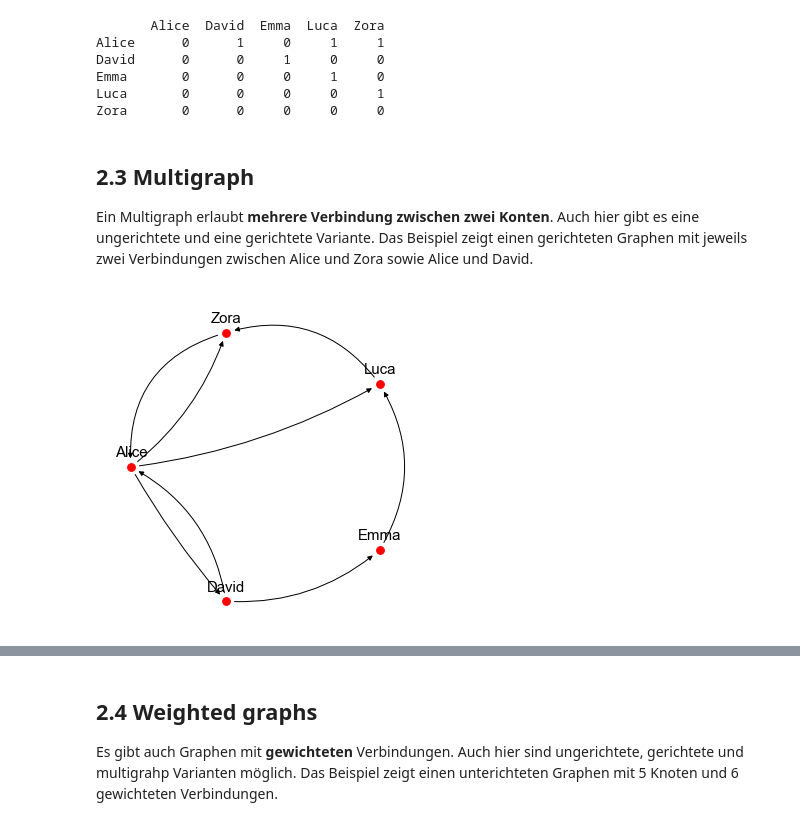
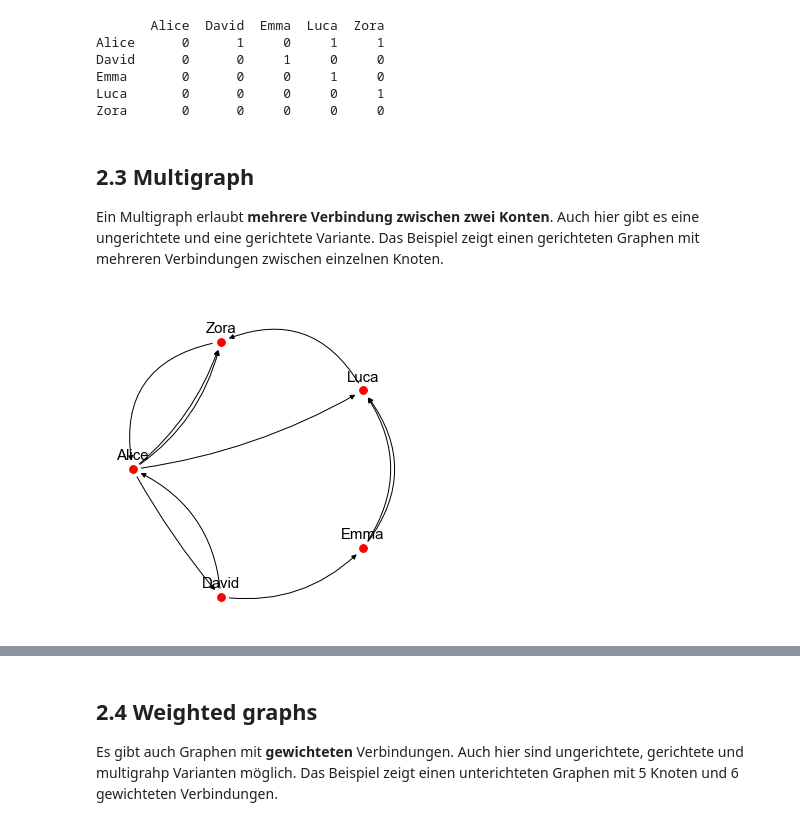
Before and after one commit to surfmachine/gml, a Jupyter notebook: notebooks/nb02-graph-matrix.ipynb, the cells around one changed output, grey strips where cells are left out. Drawn from its saved outputs; the diff is of its cells as text; code cells hidden in the pictures.

```diff
--- a/notebooks/nb02-graph-matrix.ipynb
+++ b/notebooks/nb02-graph-matrix.ipynb
@@ -50,12 +50,12 @@ Luca       0      0     0     0     1
 Zora       0      0     0     0     0
 # %% [markdown]
 ## 2.3 Multigraph
-Ein Multigraph erlaubt **mehrere Verbindung zwischen zwei Konten**. Auch hier gibt es eine ungerichtete und eine gerichtete Variante. Das Beispiel zeigt einen gerichteten Graphen mit jeweils zwei Verbindungen zwischen Alice und Zora sowie Alice und David.
+Ein Multigraph erlaubt **mehrere Verbindung zwischen zwei Konten**. Auch hier gibt es eine ungerichtete und eine gerichtete Variante. Das Beispiel zeigt einen gerichteten Graphen mit mehreren Verbindungen zwischen einzelnen Knoten.
 # %%
 nodes = ['Alice','David', 'Emma', 'Luca', 'Zora']
-edges = [('Alice', 'David'), ('Alice', 'Luca'), ('Alice', 'Zora'), ('David', 'Emma'), ('Emma', 'Luca'), ('Luca', 'Zora'), ('David', 'Alice'), ('Zora', 'Alice')]
+edges = [('Alice', 'David'), ('Alice', 'Luca'), ('Alice', 'Zora'), ('Alice', 'Zora'), ('David', 'Emma'), ('Emma', 'Luca'), ('Luca', 'Zora'), ('David', 'Alice'), ('Zora', 'Alice'), ('Emma', 'Luca')]
 
 graph = GraphBuilder().append_nodes(nodes).append_edges(edges).create_directed()
 graph.draw()
 # %% [output]
-[figure, old version]
+[figure, new version]
```
Also changed, not shown: parts of 3 cells of this notebook, 11 other files.
